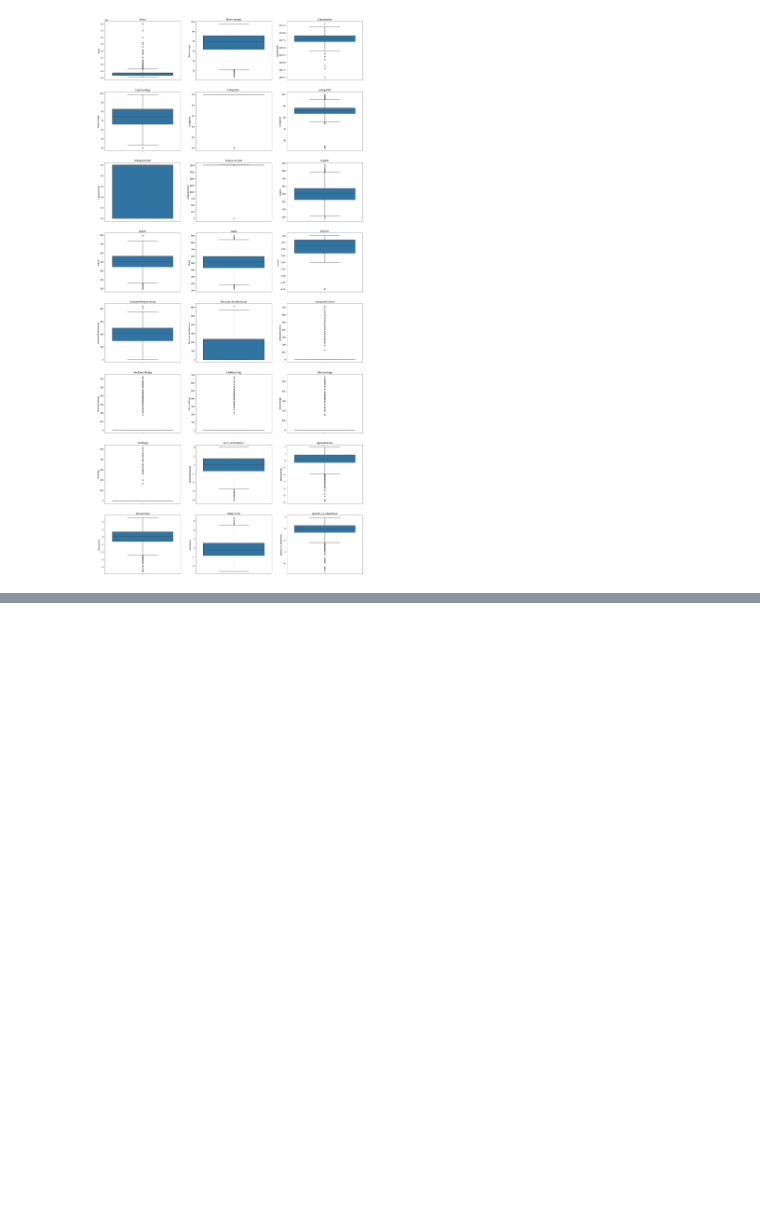
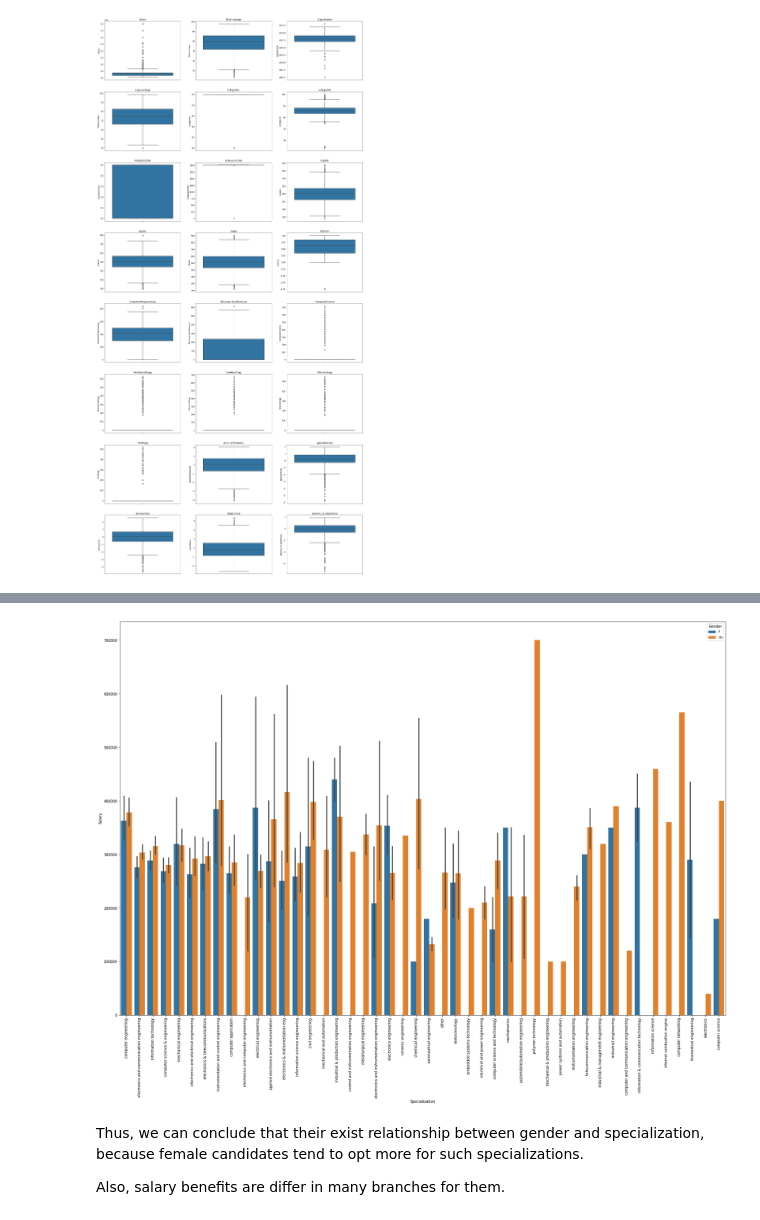
Before and after one commit to sauravpanchal/irl, a Jupyter notebook: Week 5/DA/Project 1 - Exploratory Data Analysis/IRL_02.ipynb, the cells around one changed output, grey strips where cells are left out. Saved outputs shown, nothing was run; the diff lists cells and outputs as text; code cells hidden in the pictures; blank space fills up the shorter version.

```diff
--- a/Week 5/DA/Project 1 - Exploratory Data Analysis/IRL_02.ipynb
+++ b/Week 5/DA/Project 1 - Exploratory Data Analysis/IRL_02.ipynb
@@ -128,4 +108,7 @@ for i, col, in enumerate(df.describe().columns, 1):
     sns.boxplot(y = df[col]).set(title = col)
 # %% [output]
 [figure]
+# %%
+import datetime
+df["DOL"] = df["DOL"].replace(["present"], [str(datetime.datetime.today()).split(".")[0]])
 # %%
@@ -142,0 +209,12 @@ ValueError: could not convert string to Timestamp
+# %%
+plt.figure(figsize = (30, 20))
+
+sns.barplot(x = "Specialization", y = "Salary", data = df, hue = "Gender")
+
+plt.xticks(rotation = 90);
+# %% [output]
+[figure, added]
+# %% [markdown]
+Thus, we can conclude that their exist relationship between gender and specialization, because female candidates tend to opt more for such specializations.
+
+Also, salary benefits are differ in many branches for them.
```
Also changed, not shown: parts of 17 cells of this notebook.
